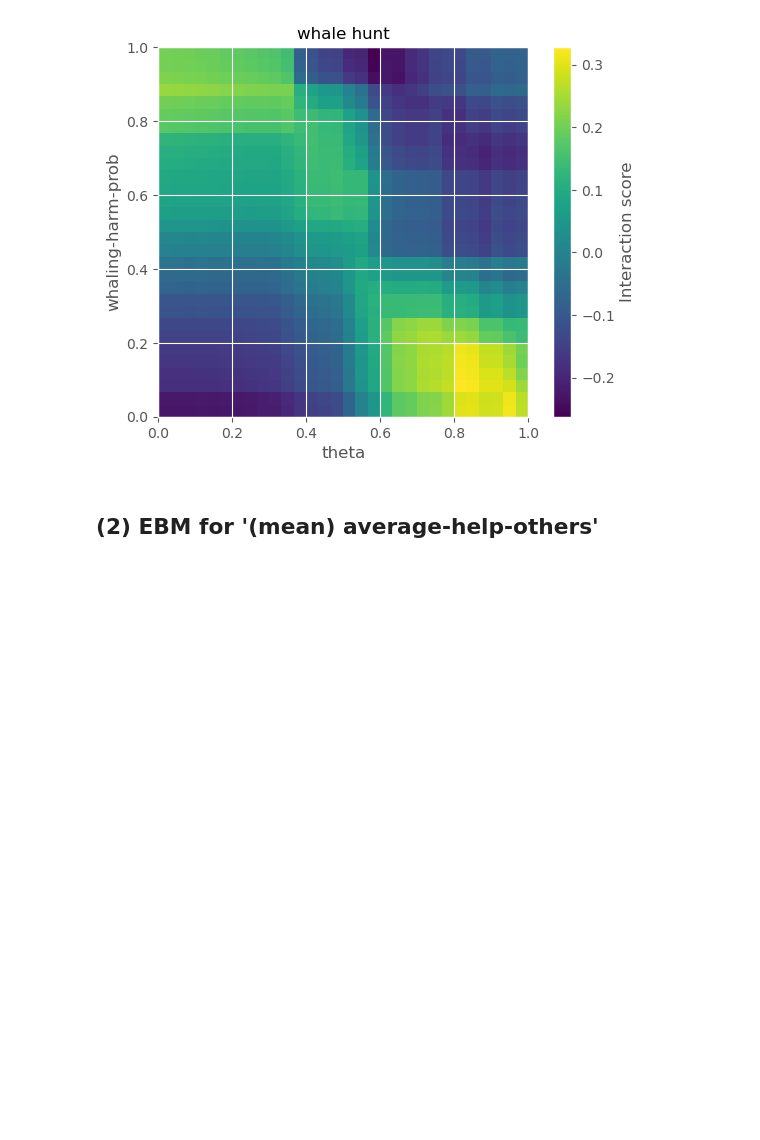
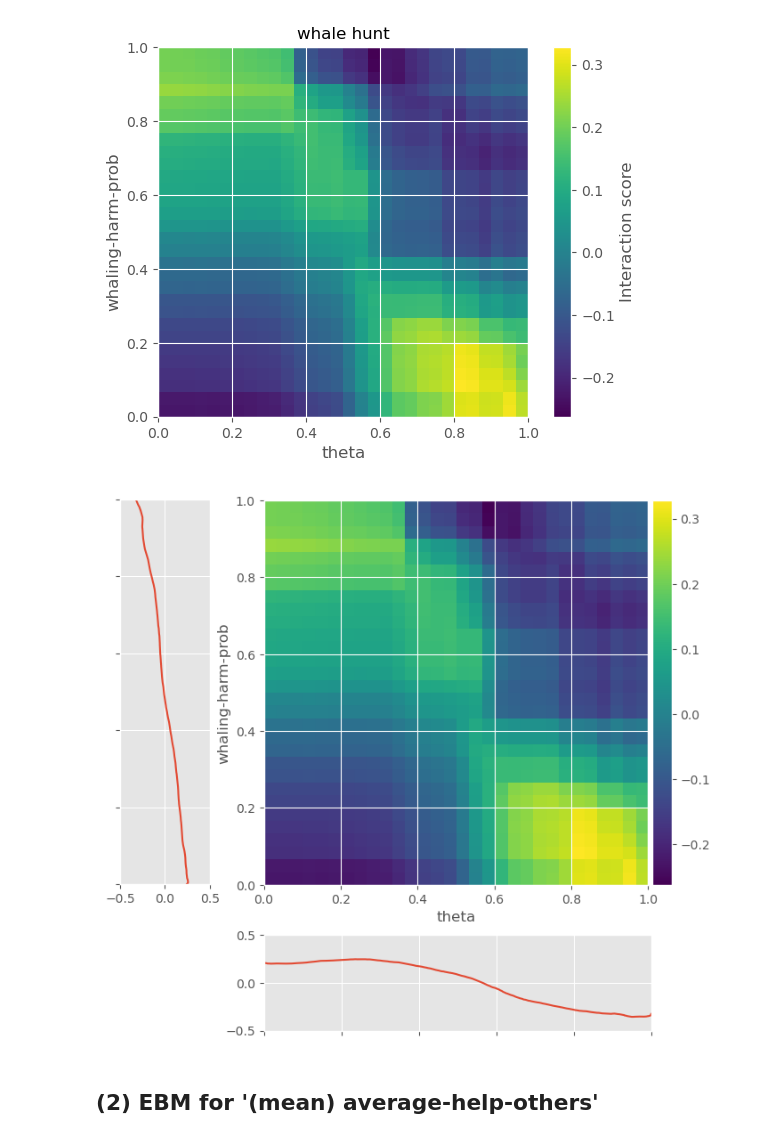
Before and after one commit to jismartin/kawesqarcoop, a Jupyter notebook: notebooks/lhs_analysis_interpretation.ipynb, the cells around one changed output. Drawn from its saved outputs; the diff is of its cells as text; code cells hidden in the pictures; blank space fills up the shorter version.

Commit message:
Nwe interaction plots

```diff
--- a/notebooks/lhs_analysis_interpretation.ipynb
+++ b/notebooks/lhs_analysis_interpretation.ipynb
@@ -279,6 +279,63 @@ with warnings.catch_warnings(record=True) as w:
     plot_interaction('whale_hunt',names[6].split(' & ')[0],names[6].split(' & ')[1],ebm_global.data(6),True)
 # %% [output]
 [figure]
+# %%
+import matplotlib.gridspec as gridspec
+from mpl_toolkits.axes_grid1 import make_axes_locatable
+
+dt_interaction=ebm_global.data(6) # Interaction score
+dt_parameter_x=ebm_global.data(2) # theta
+dt_parameter_y=ebm_global.data(1) # whaling-harm-prob
+
+fig = plt.figure(figsize=(8, 8))
+gs0 = gridspec.GridSpec(4, 4, figure=fig)
+
+# Create a hetamap plot in the middle
+ax2 = fig.add_subplot(gs0[:-1, 1:])
+hmp = ax2.imshow(dt_interaction.get('scores'), cmap='viridis',origin='lower',extent=[0,1,0,1])
+divider = make_axes_locatable(ax2)
+cax = divider.append_axes("right", size="5%", pad=0.05)
+fig.colorbar(hmp, ax=ax2,cax=cax)
+#plt.colorbar(label='Interaction score')
+ax2.set_xlabel('theta')
+ax2.set_ylabel('whaling-harm-prob')
+
+# Create line plot above the contour plot: theta
+ax3 = fig.add_subplot(gs0[-1, 1:])
+x_vals = dt_parameter_x.get('names')[1:]
+y_vals = dt_parameter_x.get('scores')
+y_hi = dt_parameter_x.get('upper_bounds')
+y_lo = dt_parameter_x.get('lower_bounds')
+ax3.plot(x_vals, y_vals)
+#ax3.fill_between(x_vals, y_lo, y_hi, color='gray', alpha=0.5, label='upper-lower bounds')
+ax3.set(xlim=(0,1))
+ax3.set(ylim=(-0.5,0.5))
+ax3.set_xticklabels([])
+#ax3.set_yticklabels([])
+box = ax3.get_position()
+ax3.set_position([box.x0, box.y0*1.1, box.width*0.95, box.height*0.8])
+
+# Create line plot to the left of the contour plot: whaling-harm-prob
+ax1 = fig.add_subplot(gs0[:-1, 0])
+x_vals = dt_parameter_y.get('names')[1:]
+y_vals = dt_parameter_y.get('scores')
+y_hi = dt_parameter_y.get('upper_bounds')
+y_lo = dt_parameter_y.get('lower_bounds')
+
+ax1.plot(y_vals,x_vals)
+#ax1.fill_between(x_vals, y_lo, y_hi, color='gray', alpha=0.5, label='upper-lower bounds')
+ax1.set(ylim=(0,1))
+ax1.set(xlim=(-0.5,0.5))
+#ax1.set_xticklabels([])
+ax1.set_yticklabels([])
+box = ax1.get_position()
+ax1.set_position([box.x0, box.y0*1.05, box.width*0.75, box.height*0.95])
+
+#fig.subplots_adjust(wspace=0.5, hspace=0.5)
+plt.savefig('../figures/ebm_interaction_whale_hunt_theta_whaling_harm_prob_2.svg',format='svg',bbox_inches='tight')
+plt.show()
+# %% [output]
+[figure, added]
 # %% [markdown]
 ## (2) EBM for '(mean) average-help-others'
 # %%
```
Also changed, not shown: parts of 1 cell of this notebook, 2 other files.
